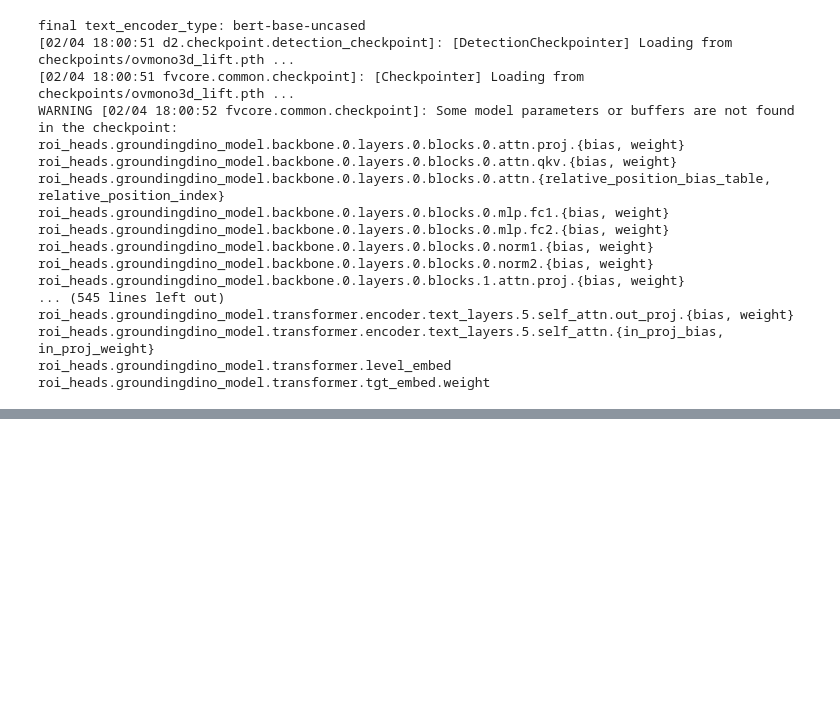
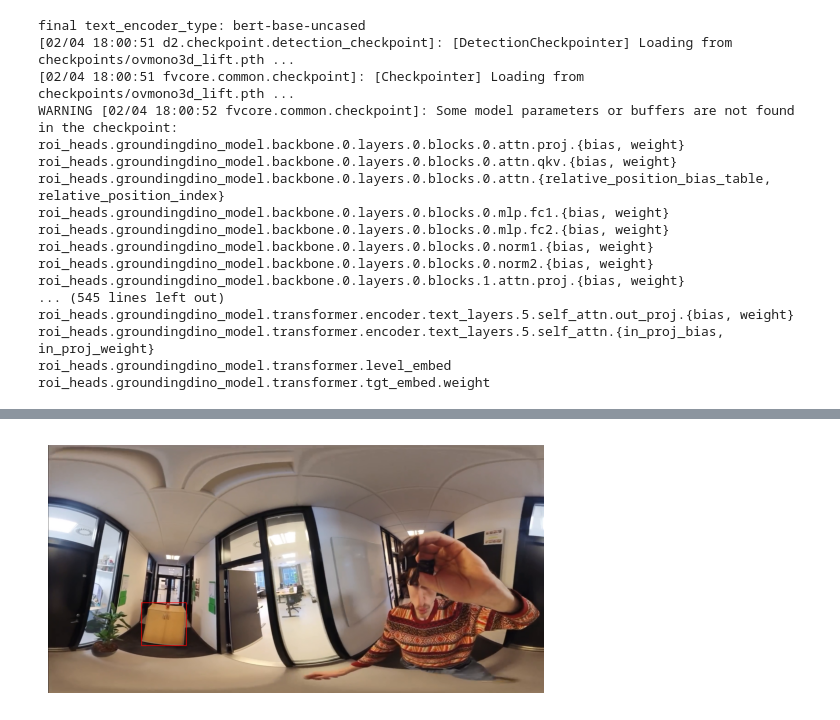
Before and after one commit to ruetzmax/instruct360, a Jupyter notebook: track_single_image_single_object.ipynb, the cells around one changed output, grey strips where cells are left out. Drawn from its saved outputs; the diff is of its cells as text; code cells hidden in the pictures; blank space fills up the shorter version.

```diff
--- a/track_single_image_single_object.ipynb
+++ b/track_single_image_single_object.ipynb
@@ -195,0 +168,3 @@ roi_heads.groundingdino_model.transformer.tgt_embed.weight
+# %%
+bounding_boxes = get_2d_bounding_boxes(input_frame, object_class)
+print(bounding_boxes)
@@ -195,0 +177,8 @@ roi_heads.groundingdino_model.transformer.tgt_embed.weight
+# %%
+frame_with_boxes = input_frame.copy()
+for box in bounding_boxes:
+    frame_with_boxes = draw_bounding_box(frame_with_boxes, box)
+
+display_image(frame_with_boxes)
+# %% [output]
+[figure, added]
```
Also changed, not shown: parts of 15 cells of this notebook, 4 other files.
